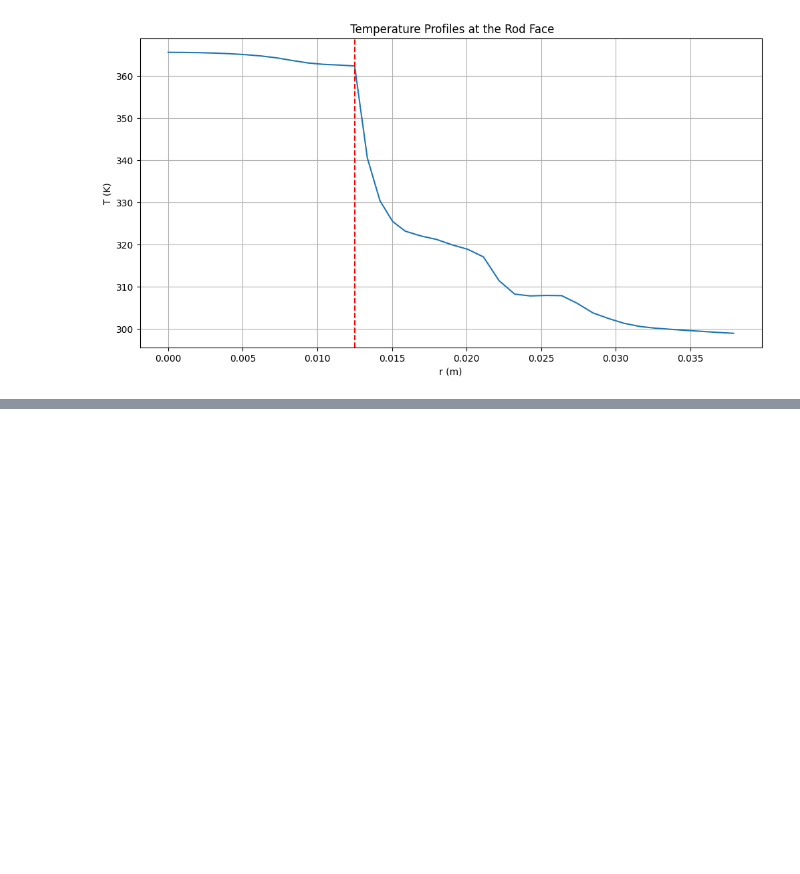
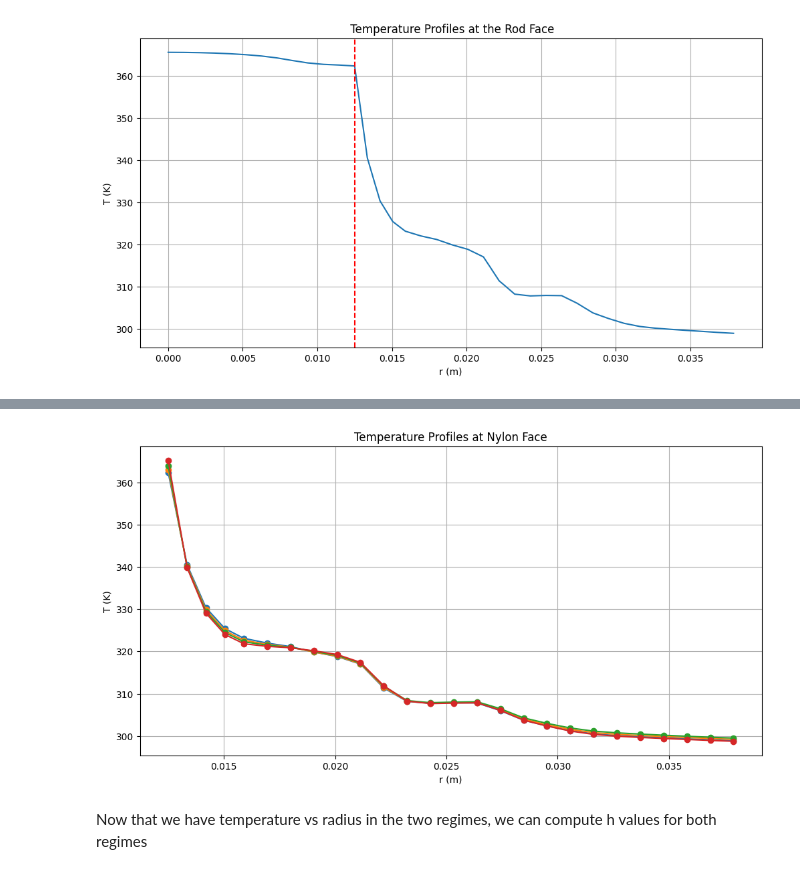
Before and after one commit to rahilisashaik/cbe154, a Jupyter notebook: heat-transfer-2/HT_data_analysis.ipynb, the cells around one changed output, grey strips where cells are left out. Cells and saved outputs as stored; diff of their text form; code cells hidden in the pictures; blank space fills up the shorter version.

```diff
--- a/heat-transfer-2/HT_data_analysis.ipynb
+++ b/heat-transfer-2/HT_data_analysis.ipynb
@@ -666,0 +680,15 @@ These don't make too much sense either, what we should try is partitioning the s
+# %%
+plt.figure(figsize=(12, 6))
+plt.plot(df_nylon_1['r'], df_nylon_1['T (K)'], marker='o', label = "Simulated nylon temperature at rod face with flow rate 1 SCFM")
+plt.plot(df_nylon_2['r'], df_nylon_2['T (K)'], marker='o', label = "Simulated nylon temperature at rod face with flow rate 2 SCFM")
+plt.plot(df_nylon_3['r'], df_nylon_3['T (K)'], marker='o', label = "Simulated nylon temperature at rod face with flow rate 3 SCFM")
+plt.plot(df_nylon_4['r'], df_nylon_4['T (K)'], marker='o', label = "Simulated nylon temperature at rod face with flow rate 4 SCFM")
+plt.xlabel('r (m)')
+plt.ylabel('T (K)')
+plt.title('Temperature Profiles at Nylon Face')
+plt.grid()
+plt.show()
+# %% [output]
+[figure, added]
+# %% [markdown]
+Now that we have temperature vs radius in the two regimes, we can compute h values for both regimes
```
Also changed, not shown: parts of 19 cells of this notebook.
